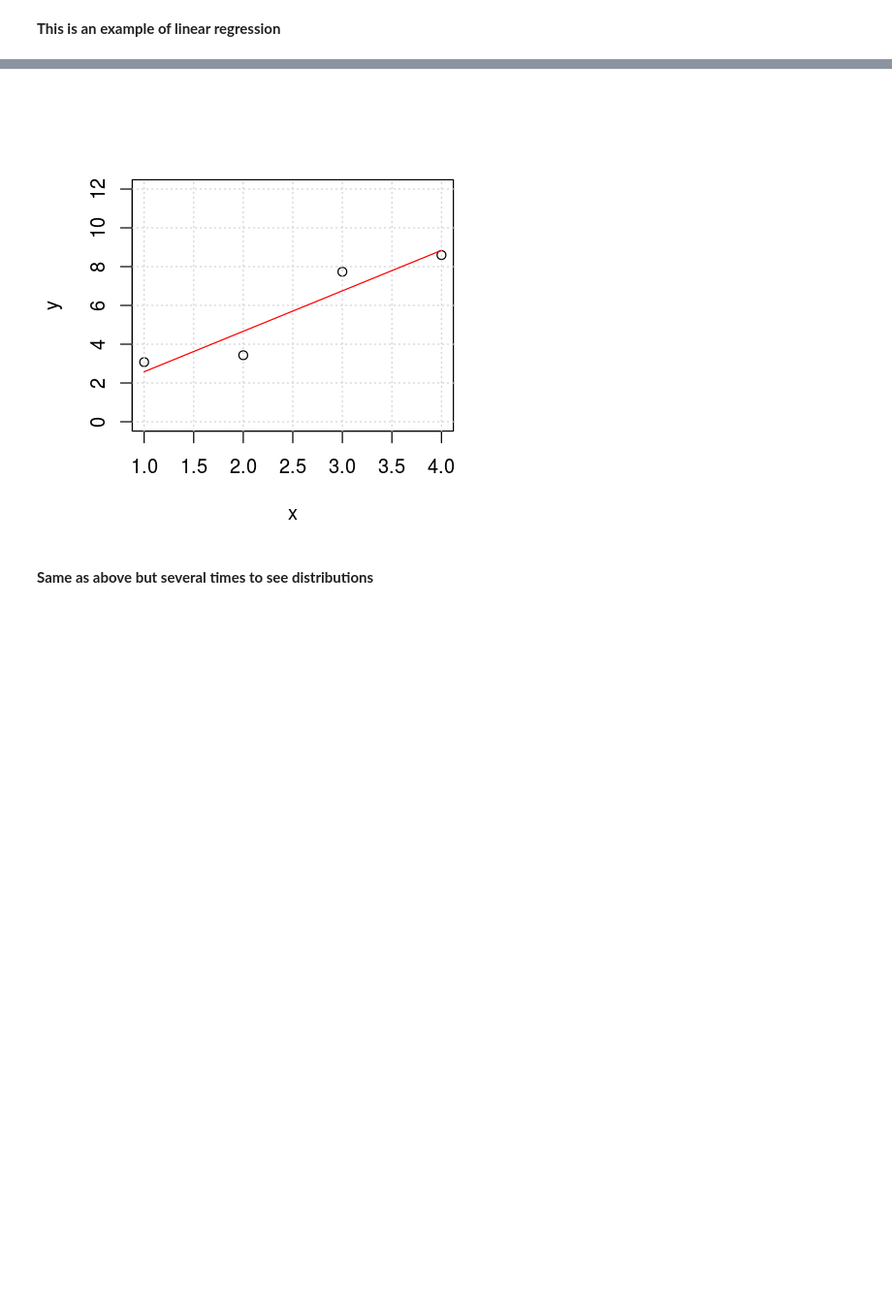
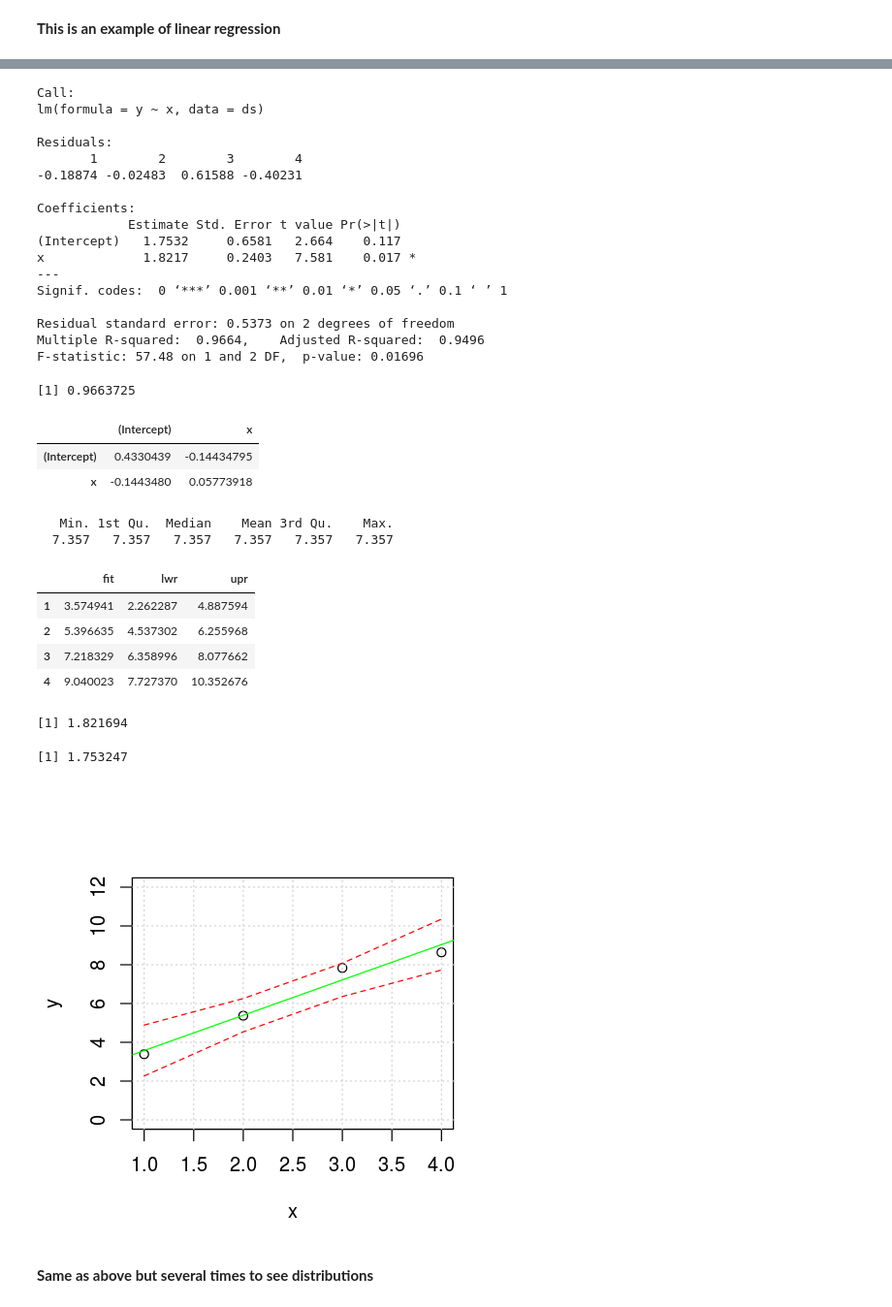
Before and after one commit to ebusato/jupyter_R, a Jupyter notebook: basics.ipynb, the cells around one changed output, grey strips where cells are left out. Shown at 97% size. Cells and saved outputs as stored; diff of their text form; code cells hidden in the pictures; blank space fills up the shorter version.

```diff
--- a/basics.ipynb
+++ b/basics.ipynb
@@ -124,7 +124,7 @@ sprintf("The theoretical mean (sd) is: %.2f (%.2f)", meant, sdt)
 # %% [markdown]
 __This is an example of linear regression__
 # %%
-#set.seed(1485)
+set.seed(1485)
 options(repr.plot.width=4, repr.plot.height=4)
 x <- c(1,2,3,4)
 slopet <- 2
@@ -146,9 +146,45 @@ ds.lm <- lm(y~x, data=ds)
 coeffs = coefficients(ds.lm)
 coeffs
 
+summary(ds.lm)
+
+summary(ds.lm)$r.squared
+
+covmatrix <- vcov(ds.lm)
+covmatrix
+
 # Plot fit
-yt <- coeffs[2]*x+coeffs[1]
-lines(x, yt, col="red")
+# method 1
+#yt <- coeffs[2]*x+coeffs[1]
+#lines(x, yt, col="red")
+# method 2
+abline(ds.lm, col="green")
+
+newx <- c(3)
+prd1<-predict(ds.lm, newdata = data.frame(x=newx))
+summary(prd)
+
+prd2<-predict(ds.lm,interval = c("confidence"), level = 0.90,type="response")
+prd2
+lines(x,prd2[,2],col="red",lty=2)
+lines(x,prd2[,3],col="red",lty=2)
+
+
+# Analytical (in order to check that numerical computation finds analytical solution)
+n <- length(x)
+covariance <- cov(x, y)*n/(n-1)
+sdx <- sd(x)*sqrt(n/(n-1))
+sdy <- sd(y)*sqrt(n/(n-1))
+corr <- covariance/(sdx*sdy)
+slopeana <- corr*sdy/sdx
+interceptana <- mean(y) - corr*sdy/sdx*mean(x)
+slopeana
+interceptana
+
+# Use R's plot function of model
+#par(mfrow = c(2,2))
+#options(repr.plot.width=10, repr.plot.height=6)
+#plot(ds.lm)
 # %% [output]
 'data.frame':   4 obs. of  2 variables:
  $ x: num  1 2 3 4
@@ -158,4 +194,34 @@ lines(x, yt, col="red")
+Call:
+lm(formula = y ~ x, data = ds)
+
+Residuals:
+       1        2        3        4
+-0.18874 -0.02483  0.61588 -0.40231
+
+Coefficients:
+            Estimate Std. Error t value Pr(>|t|)
+(Intercept)   1.7532     0.6581   2.664    0.117
+x             1.8217     0.2403   7.581    0.017 *
+---
+Signif. codes:  0 ‘***’ 0.001 ‘**’ 0.01 ‘*’ 0.05 ‘.’ 0.1 ‘ ’ 1
+
+Residual standard error: 0.5373 on 2 degrees of freedom
+Multiple R-squared:  0.9664,    Adjusted R-squared:  0.9496
+F-statistic: 57.48 on 1 and 2 DF,  p-value: 0.01696
+[1] 0.9663725
+|  | (Intercept) | x |
+| (Intercept) | 0.4330439 | -0.14434795 |
+| x | -0.1443480 | 0.05773918 |
+   Min. 1st Qu.  Median    Mean 3rd Qu.    Max.
+  7.357   7.357   7.357   7.357   7.357   7.357
+|  | fit | lwr | upr |
+| 1 | 3.574941 | 2.262287 | 4.887594 |
+| 2 | 5.396635 | 4.537302 | 6.255968 |
+| 3 | 7.218329 | 6.358996 | 8.077662 |
+| 4 | 9.040023 | 7.727370 | 10.352676 |
+[1] 1.821694
+[1] 1.753247
-[figure, old version]
+[figure, new version]
 # %% [markdown]
 __Same as above but several times to see distributions__
 # %%
```
Also changed, not shown: parts of 1 cell of this notebook.
